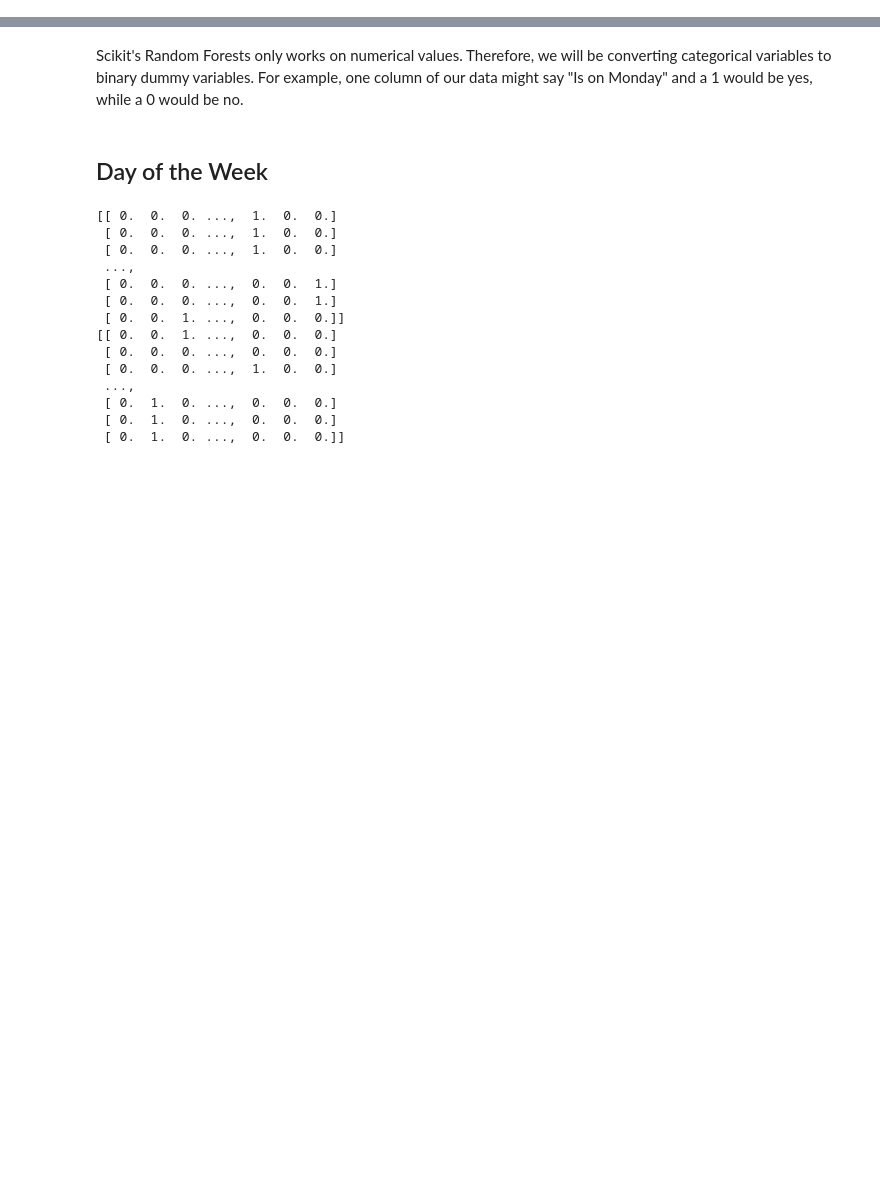
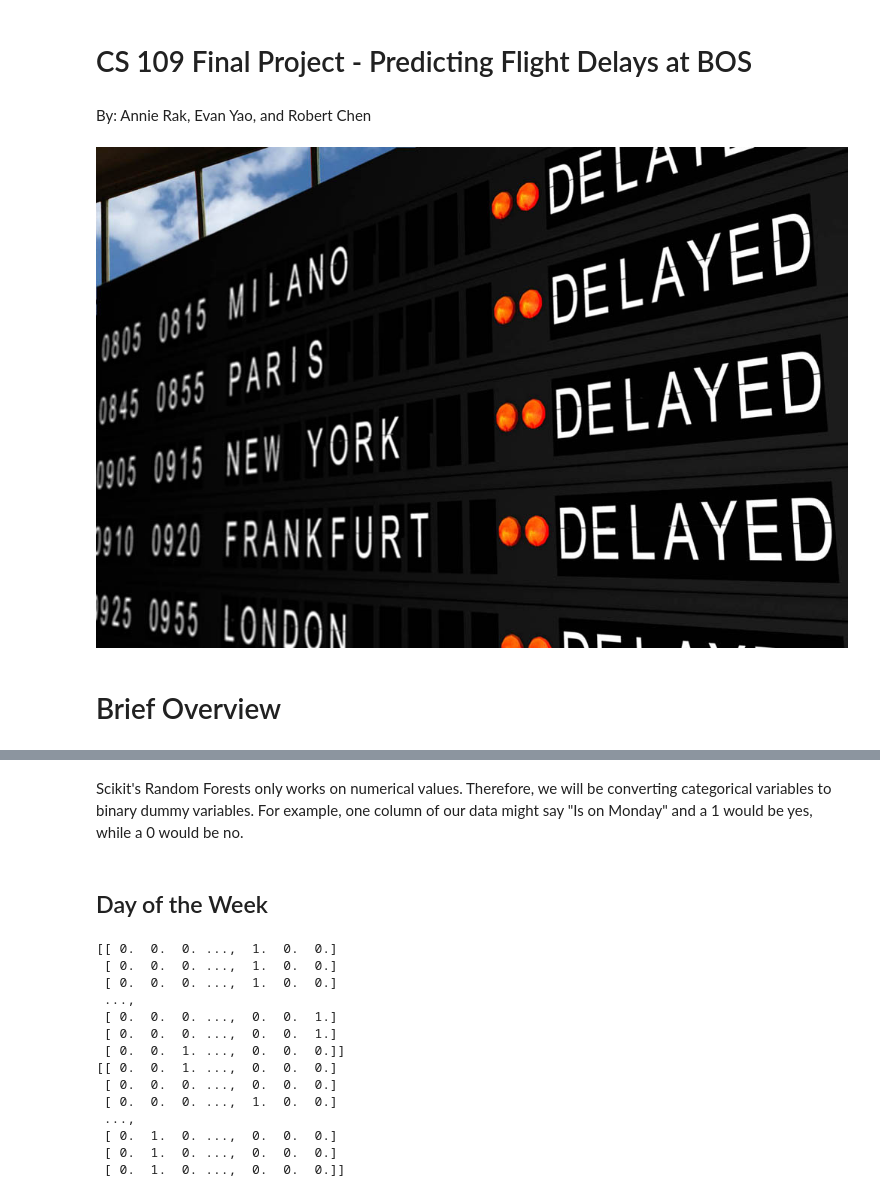
Before and after one commit to robertsychen/CS-109-Data-Science-Final-Project, a Jupyter notebook: CS 109 - Predicting Flight Delays v2.ipynb, the cells around one changed output, grey strips where cells are left out. Drawn from its saved outputs; the diff is of its cells as text; code cells hidden in the pictures; blank space fills up the shorter version.

```diff
--- a/CS 109 - Predicting Flight Delays v2.ipynb
+++ b/CS 109 - Predicting Flight Delays v2.ipynb
@@ -0,0 +1,13 @@
+# %% [markdown]
+# CS 109 Final Project - Predicting Flight Delays at BOS
+# %% [markdown]
+By: Annie Rak, Evan Yao, and Robert Chen
+# %%
+from IPython.display import display
+from IPython.display import Image
+i = Image(filename='delay.jpg')
+display(i)
+# %% [output]
+[figure, added]
+# %% [markdown]
+# Brief Overview
```
Also changed, not shown: parts of 41 cells of this notebook, 1 other file.
